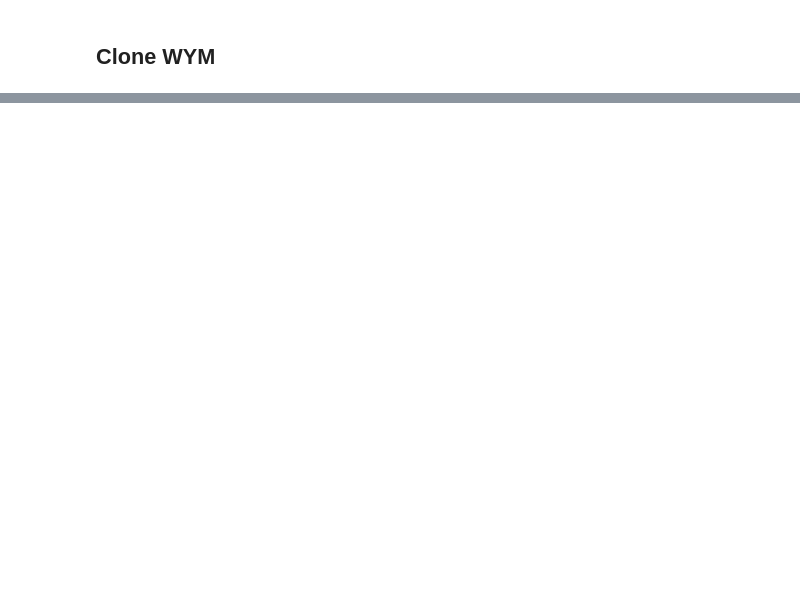
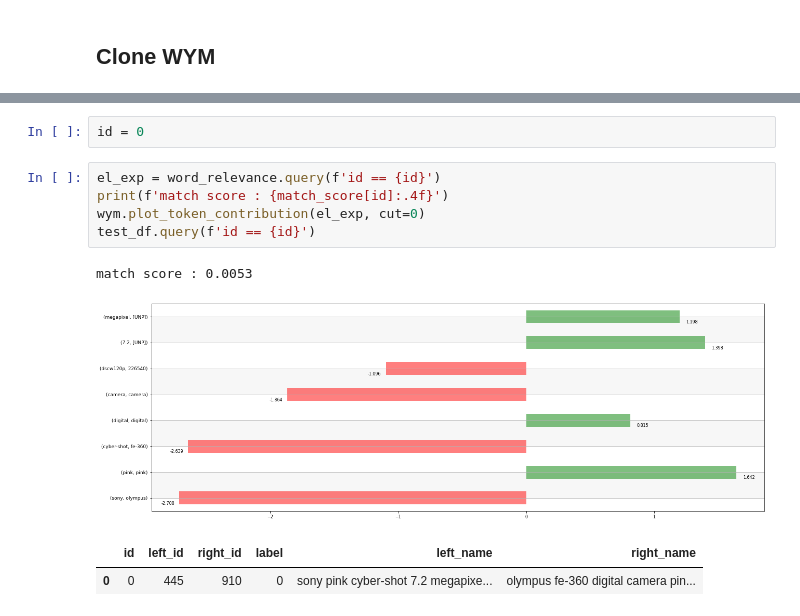
Before and after one commit to softlab-unimore/wym, a Jupyter notebook: quick_start_wym.ipynb, the cells around one changed output, grey strips where cells are left out. Cells and saved outputs as stored; diff of their text form; blank space fills up the shorter version.

```diff
--- a/quick_start_wym.ipynb
+++ b/quick_start_wym.ipynb
@@ -37,0 +262,12 @@ Requirement already satisfied: chardet<5,>=3.0.2 in /usr/local/lib/python3.8/dis
+# %%
+id = 0
+# %%
+el_exp = word_relevance.query(f'id == {id}')
+print(f'match score : {match_score[id]:.4f}')
+wym.plot_token_contribution(el_exp, cut=0)
+test_df.query(f'id == {id}')
+# %% [output]
+match score : 0.0053
+[figure, added]
+|  | id | left_id | right_id | label | left_name | right_name |
+| 0 | 0 | 445 | 910 | 0 | sony pink cyber-shot 7.2 megapixe... | olympus fe-360 digital camera pin... |
```
Also changed, not shown: parts of 24 cells of this notebook.
